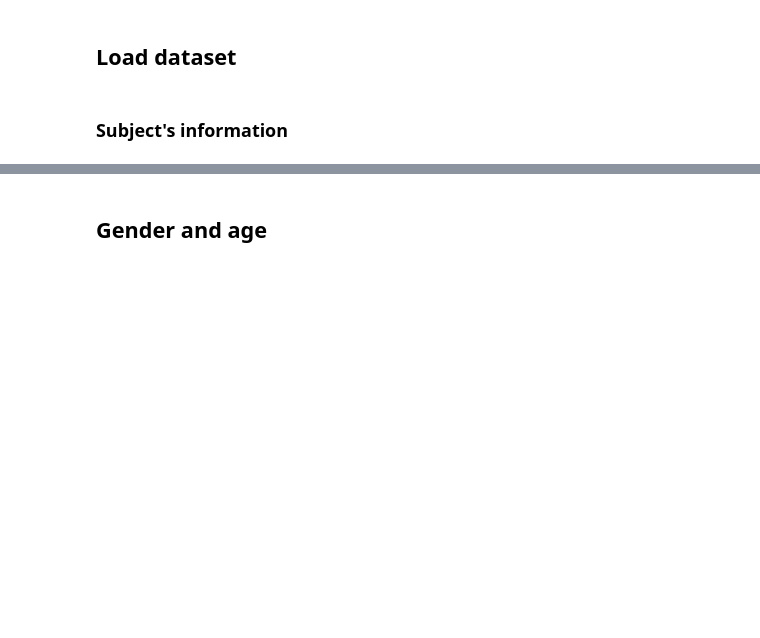
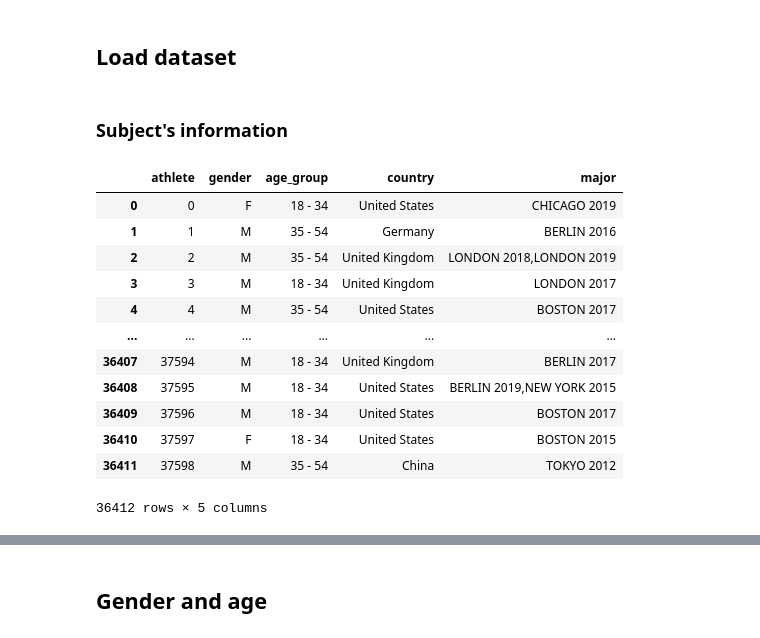
Before and after one commit to BMClab/covid19, a Jupyter notebook: analysis/gender_age_country_majors.ipynb, the cells around one changed output, grey strips where cells are left out. Cells and saved outputs as stored; diff of their text form; code cells hidden in the pictures; blank space fills up the shorter version.

```diff
--- a/analysis/gender_age_country_majors.ipynb
+++ b/analysis/gender_age_country_majors.ipynb
@@ -45,6 +76,20 @@ df['athlete'] = df['athlete'].astype('category')  # bug in parquet
 # %%
 df = df[['athlete', 'gender', 'age_group', 'country', 'major']
        ].drop_duplicates(subset='athlete').sort_values('athlete').reset_index(drop=True)
-df
+display(df)
+# %% [output]
+|  | athlete | gender | age_group | country | major |
+| 0 | 0 | F | 18 - 34 | United States | CHICAGO 2019 |
+| 1 | 1 | M | 35 - 54 | Germany | BERLIN 2016 |
+| 2 | 2 | M | 35 - 54 | United Kingdom | LONDON 2018,LONDON 2019 |
+| 3 | 3 | M | 18 - 34 | United Kingdom | LONDON 2017 |
+| 4 | 4 | M | 35 - 54 | United States | BOSTON 2017 |
+| ... | ... | ... | ... | ... | ... |
+| 36407 | 37594 | M | 18 - 34 | United Kingdom | BERLIN 2017 |
+| 36408 | 37595 | M | 18 - 34 | United States | BERLIN 2019,NEW YORK 2015 |
+| 36409 | 37596 | M | 18 - 34 | United States | BOSTON 2017 |
+| 36410 | 37597 | F | 18 - 34 | United States | BOSTON 2015 |
+| 36411 | 37598 | M | 35 - 54 | China | TOKYO 2012 |
+36412 rows × 5 columns
 # %%
 df.info(memory_usage='deep')
```
Also changed, not shown: parts of 17 cells of this notebook, 3 other files.
